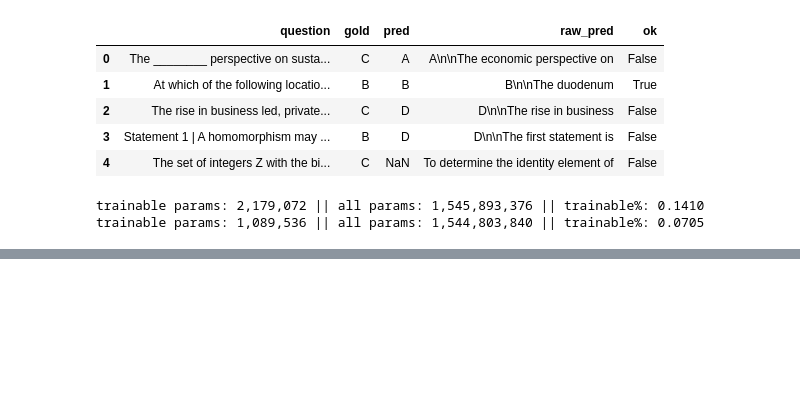
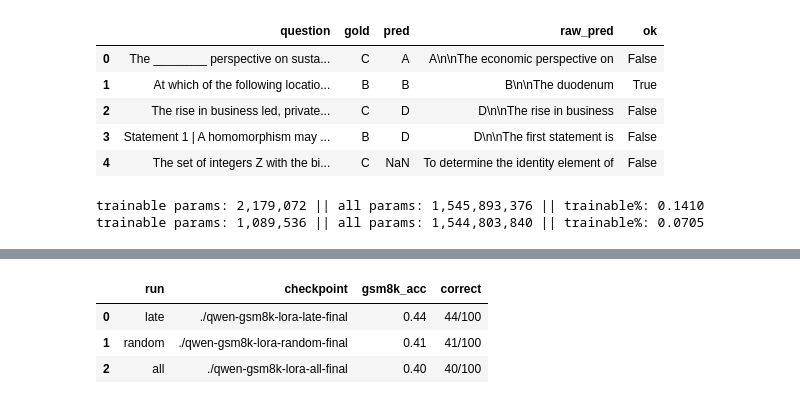
Before and after one commit to souvikita/LLM_fine_tuning, a Jupyter notebook: Notebooks/qwen_fine_tune.ipynb, the cells around one changed output, grey strips where cells are left out. Cells and saved outputs as stored; diff of their text form; code cells hidden in the pictures; blank space fills up the shorter version.

```diff
--- a/Notebooks/qwen_fine_tune.ipynb
+++ b/Notebooks/qwen_fine_tune.ipynb
@@ -614,0 +721,92 @@ trainable params: 1,089,536 || all params: 1,544,803,840 || trainable%: 0.0705
+# %%
+import re
+import gc
+import torch
+import pandas as pd
+from datasets import load_dataset
+from transformers import AutoTokenizer, AutoModelForCausalLM
+
+CKPTS = {
+    "all": "./qwen-gsm8k-lora-all-final",
+    "late": "./qwen-gsm8k-lora-late-final",
+    "random": "./qwen-gsm8k-lora-random-final",
+}
+SPLIT = "test[:100]"   # change to "test" for full
+SEED = 42
+
+def norm_num(s):
+    if s is None:
+        return None
+    s = s.replace(",", "").strip()
+    try:
+        v = float(s)
+        return str(int(v)) if v.is_integer() else str(v)
+    except:
+        return None
+
+def extract_gold(ans):
+    m = re.search(r"####\s*([-+]?\d[\d,]*(?:\.\d+)?)", ans)
+    if m:
+        return norm_num(m.group(1))
+    nums = re.findall(r"[-+]?\d[\d,]*(?:\.\d+)?", ans)
+    return norm_num(nums[-1]) if nums else None
+
+def extract_pred(gen):
+    m = re.search(r"####\s*([-+]?\d[\d,]*(?:\.\d+)?)", gen)
+    if m:
+        return norm_num(m.group(1))
+    nums = re.findall(r"[-+]?\d[\d,]*(?:\.\d+)?", gen)
+    return norm_num(nums[-1]) if nums else None
+
+@torch.no_grad()
+def eval_ckpt(path, ds):
+    tok = AutoTokenizer.from_pretrained(path)
+    if tok.pad_token_id is None:
+        tok.pad_token = tok.eos_token
+    mdl = AutoModelForCausalLM.from_pretrained(path, device_map="auto")
+    mdl.eval()
+
+    correct = 0
+    for ex in ds:
+        prompt = f"Question: {ex['question']}\nAnswer:"
+        x = tok(prompt, return_tensors="pt").to(mdl.device)
+        y = mdl.generate(
+            **x,
+            max_new_tokens=128,
+            do_sample=False,
+            pad_token_id=tok.pad_token_id,
+            eos_token_id=tok.eos_token_id,
+        )
+        gen_ids = y[0][x["input_ids"].shape[1]:]
+        gen = tok.decode(gen_ids, skip_special_tokens=True).strip()
+        pred = extract_pred(gen)
+        gold = extract_gold(ex["answer"])
+        correct += int(pred == gold and pred is not None)
+
+    acc = correct / len(ds)
+
+    del mdl, tok
+    gc.collect()
+    if torch.backends.mps.is_available():
+        torch.mps.empty_cache()
+    if torch.cuda.is_available():
+        torch.cuda.empty_cache()
+
+    return acc, correct
+
+ds = load_dataset("gsm8k", "main", split=SPLIT).shuffle(seed=SEED)
+
+rows = []
+for run, path in CKPTS.items():
+    acc, corr = eval_ckpt(path, ds)
+    rows.append({"run": run, "checkpoint": path, "gsm8k_acc": acc, "correct": f"{corr}/{len(ds)}"})
+
+summary = pd.DataFrame(rows).sort_values("gsm8k_acc", ascending=False).reset_index(drop=True)
+display(summary)
+print("\n✓ Saving results to gsm8k_eval_results.csv")
+summary.to_csv("gsm8k_eval_results_combined.csv", index=False)
+# %% [output]
+|  | run | checkpoint | gsm8k_acc | correct |
+| 0 | late | ./qwen-gsm8k-lora-late-final | 0.44 | 44/100 |
+| 1 | random | ./qwen-gsm8k-lora-random-final | 0.41 | 41/100 |
+| 2 | all | ./qwen-gsm8k-lora-all-final | 0.40 | 40/100 |
```
Also changed, not shown: parts of 24 cells of this notebook.
